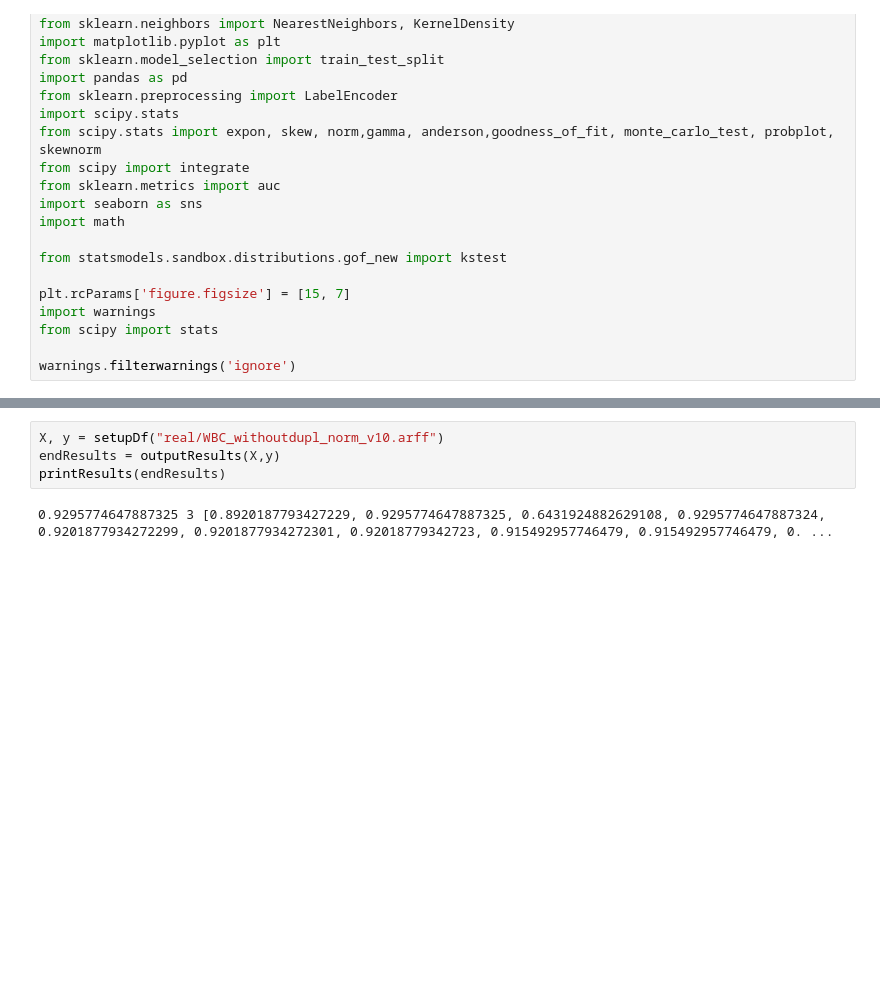
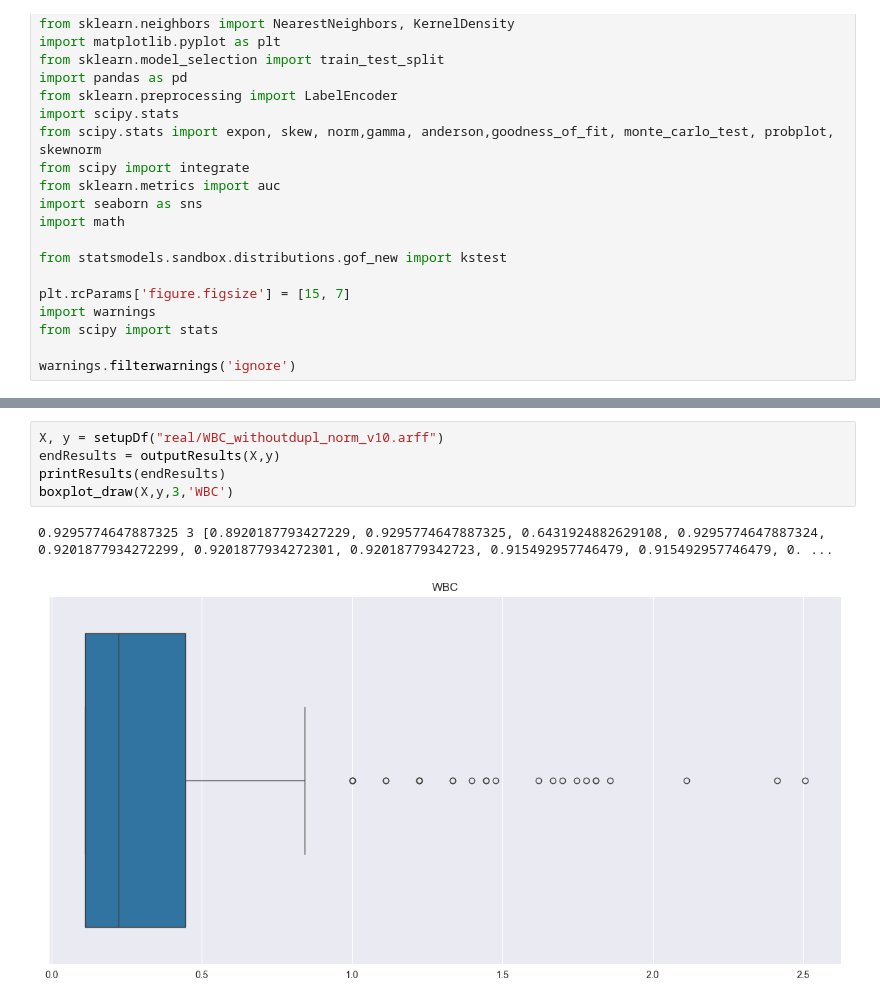
Before and after one commit to hodge-py/Outlier-Detection, a Jupyter notebook: Box_Plot_Analysis.ipynb, the cells around one changed output, grey strips where cells are left out. Saved outputs shown, nothing was run; the diff lists cells and outputs as text; blank space fills up the shorter version.

```diff
--- a/Box_Plot_Analysis.ipynb
+++ b/Box_Plot_Analysis.ipynb
@@ -156,9 +161,11 @@ printResults(endResults)
 # %%
 X, y = setupDf("real/WBC_withoutdupl_norm_v10.arff")
 endResults = outputResults(X,y)
 printResults(endResults)
+boxplot_draw(X,y,3,'WBC')
 # %% [output]
 0.9295774647887325 3 [0.8920187793427229, 0.9295774647887325, 0.6431924882629108, 0.9295774647887324, 0.9201877934272299, 0.9201877934272301, 0.92018779342723, 0.915492957746479, 0.915492957746479, 0. ...
+[figure, added]
 # %%
 X, y = setupDf("real/SpamBase_withoutdupl_norm_40.arff")
 endResults = outputResults(X,y)
```
Also changed, not shown: parts of 12 cells of this notebook, 1 other file.
